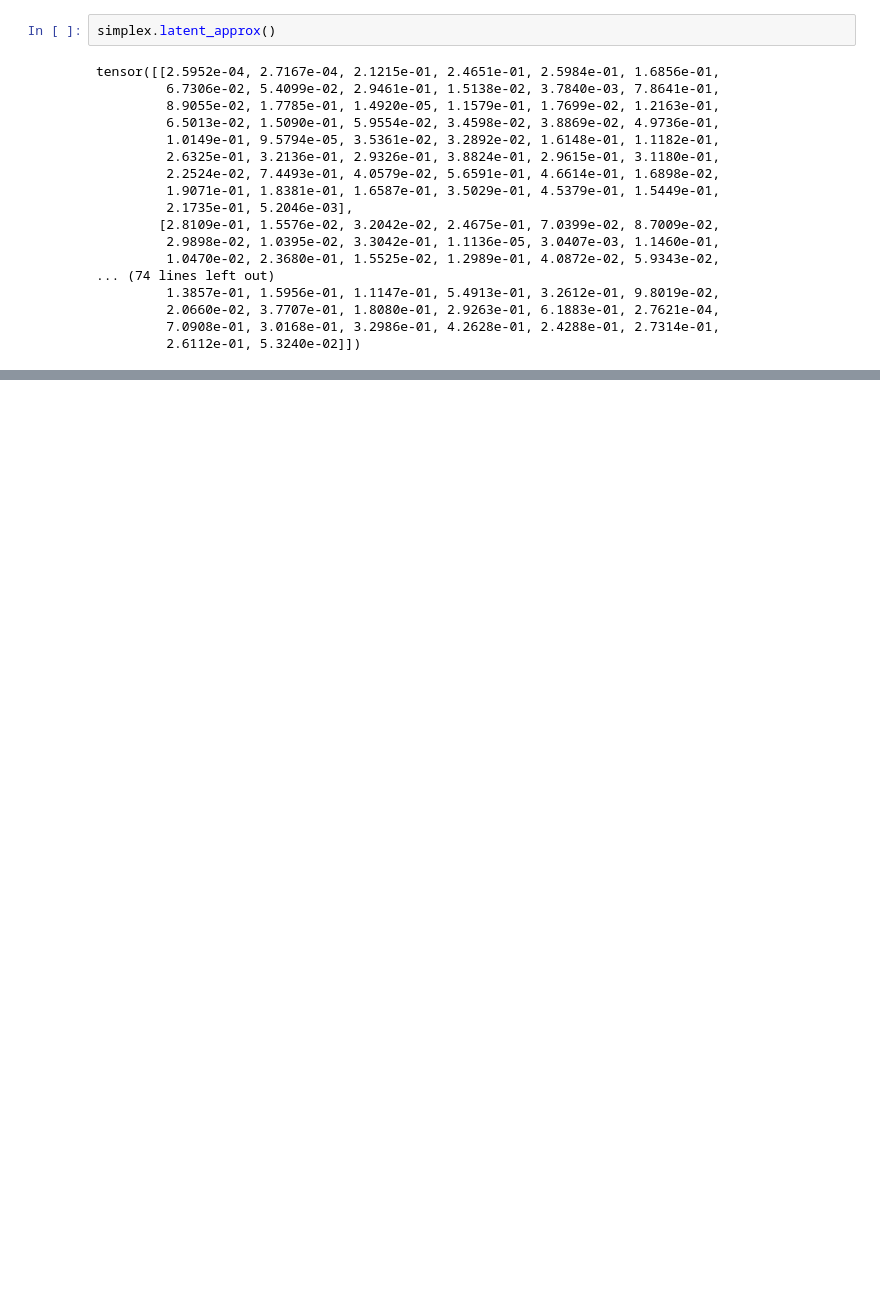
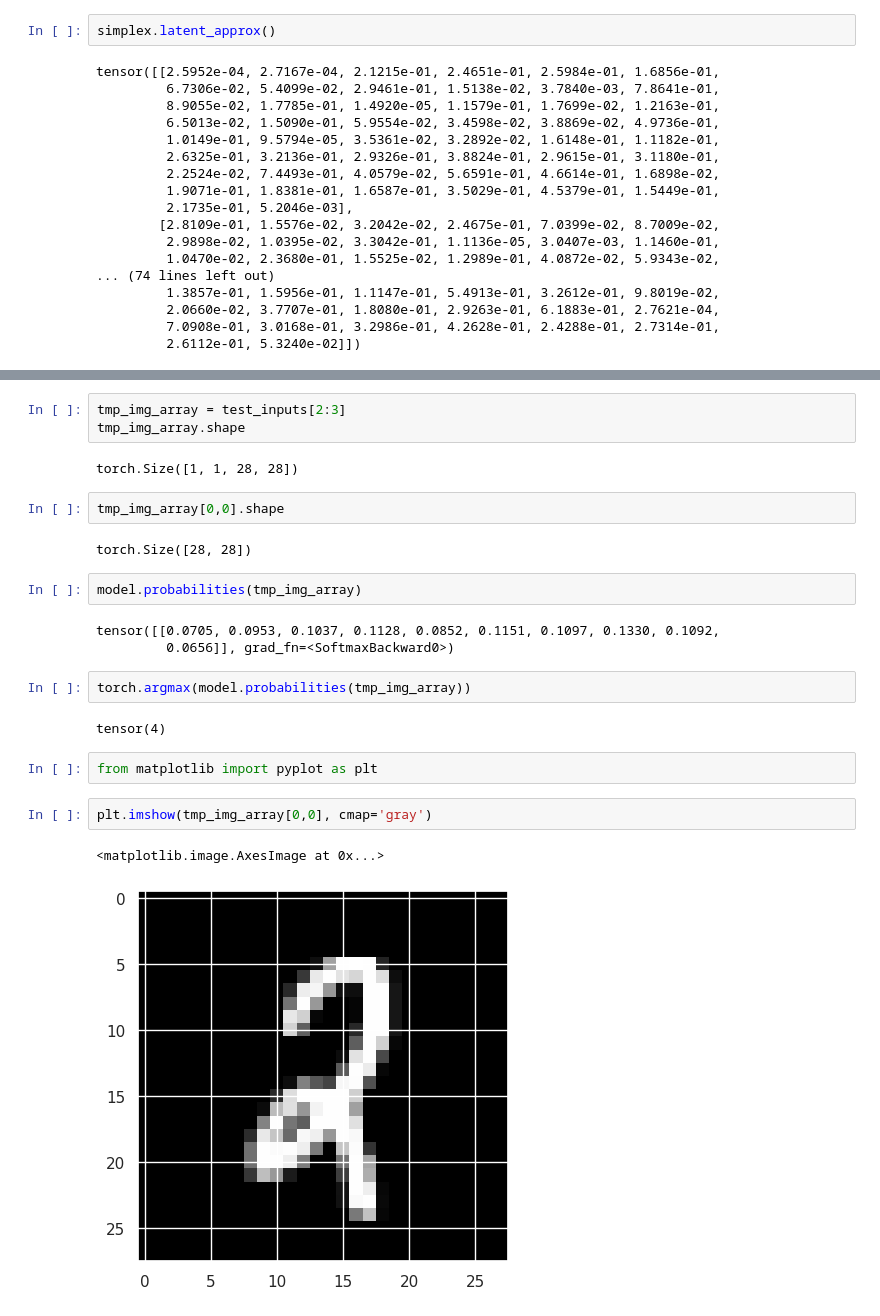
Before and after one commit to gjohl/xai, a Jupyter notebook: notebooks/development/phd-38-create-simple-cnn.ipynb, the cells around one changed output, grey strips where cells are left out. Drawn from its saved outputs; the diff is of its cells as text; blank space fills up the shorter version.

```diff
--- a/notebooks/development/phd-38-create-simple-cnn.ipynb
+++ b/notebooks/development/phd-38-create-simple-cnn.ipynb
@@ -152,0 +150,25 @@ simplex.plot_hist()
+# %%
+tmp_img_array = test_inputs[2:3]
+tmp_img_array.shape
+# %% [output]
+torch.Size([1, 1, 28, 28])
+# %%
+tmp_img_array[0,0].shape
+# %% [output]
+torch.Size([28, 28])
+# %%
+model.probabilities(tmp_img_array)
+# %% [output]
+tensor([[0.0705, 0.0953, 0.1037, 0.1128, 0.0852, 0.1151, 0.1097, 0.1330, 0.1092,
+         0.0656]], grad_fn=<SoftmaxBackward0>)
+# %%
+torch.argmax(model.probabilities(tmp_img_array))
+# %% [output]
+tensor(4)
+# %%
+from matplotlib import pyplot as plt
+# %%
+plt.imshow(tmp_img_array[0,0], cmap='gray')
+# %% [output]
+<matplotlib.image.AxesImage at 0x...>
+[figure, added]
```
Also changed, not shown: parts of 19 cells of this notebook, 3 other files.
